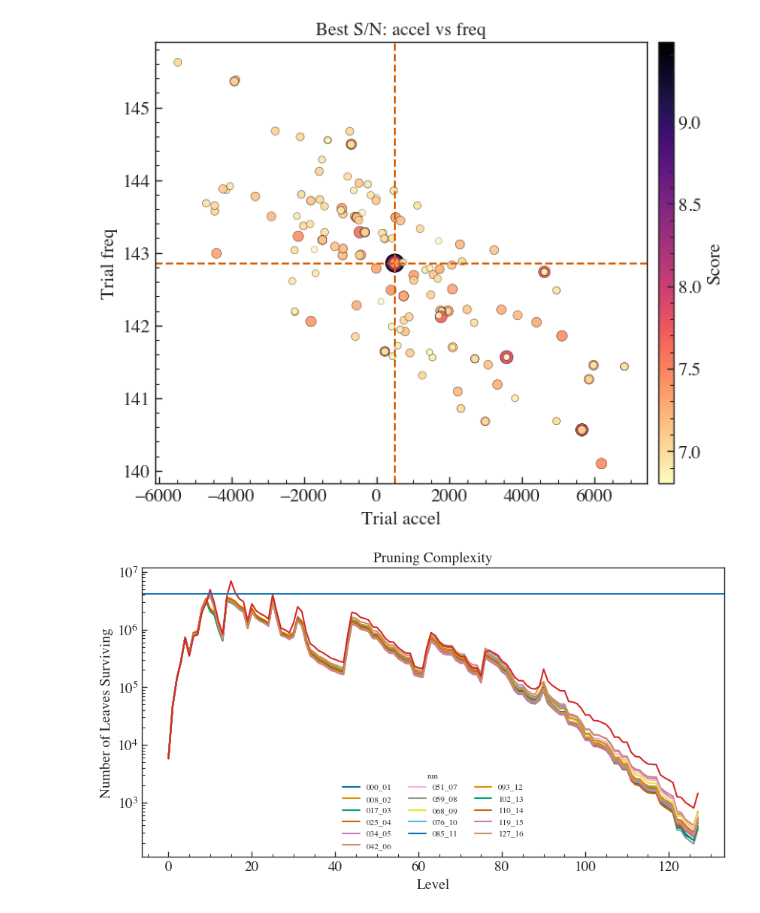
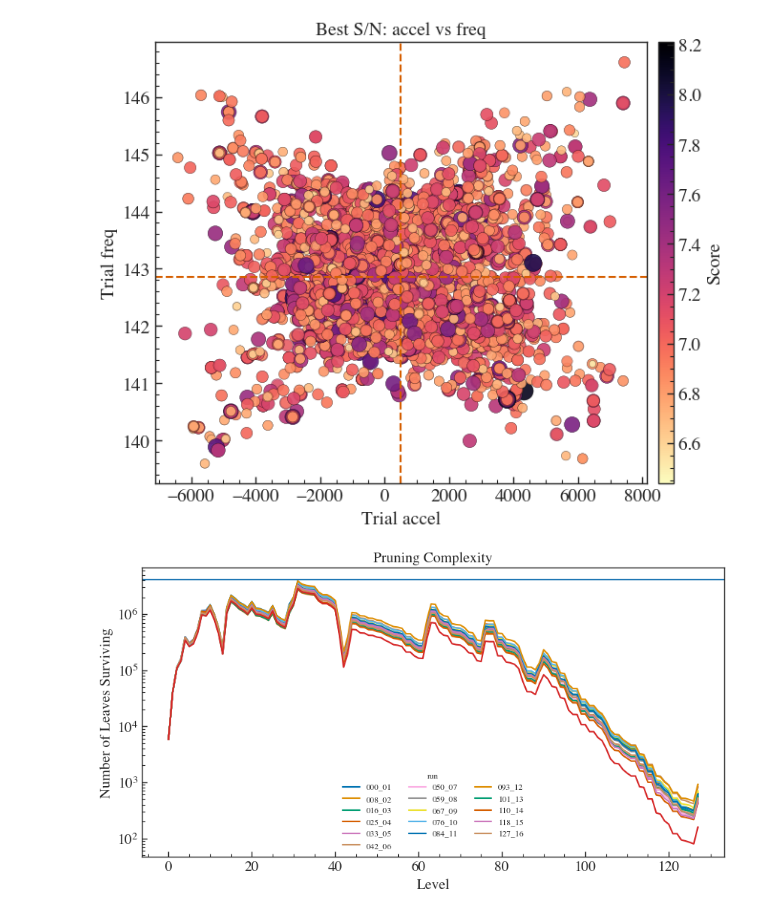
Before and after one commit to pravirkr/loki, a Jupyter notebook: notebooks/loki_ep_jerk.ipynb, the cells around one changed output. Saved outputs shown, nothing was run; the diff lists cells and outputs as text; code cells hidden in the pictures.

```diff
--- a/notebooks/loki_ep_jerk.ipynb
+++ b/notebooks/loki_ep_jerk.ipynb
@@ -19,8 +16,14 @@ accel = 500
 jerk = 2.0
 nsamps = 2**25
 mod_kwargs = {"acc": accel, "jerk": jerk}
-cfg = PulseSignalConfig(period=pulsar_period, dt=dt, nsamps=nsamps, snr=9.5, ducy=0.1,
-                        mod_kwargs=mod_kwargs)
+cfg = PulseSignalConfig(
+    period=pulsar_period,
+    dt=dt,
+    nsamps=nsamps,
+    snr=10.0,
+    ducy=0.1,
+    mod_kwargs=mod_kwargs,
+)
 print(f"tobs = {cfg.tobs}")
 tim_data = cfg.generate(shape="gaussian")
 tim_data.plot_fold(cfg.freq, cfg.fold_bins, mod_kwargs=mod_kwargs)
@@ -137,15 +180,25 @@ plt.show()
 # %%
-pgram.plot_correlation("accel", "freq", true_values={"accel": cfg.mod_kwargs["acc"], "freq": cfg.freq}, run_id="017_03")
+pgram.plot_correlation(
+    "accel",
+    "freq",
+    true_values={"accel": cfg.mod_kwargs["acc"], "freq": cfg.freq},
+    run_id=None,
+)
 plt.show()
 # %% [output]
-[figure, old version]
+[figure, new version]
 # %%
 pstats = PruningStatsPlotter.load(result_file)
 fig = pstats.plot_level_stats(run_id=None)
 x = np.arange(0, len(branching_pattern) + 1)
 ax_list = fig.axes
-ax_list[0].plot(x, np.concatenate(([1], thresh_state.get_info("complexity"))) * nparam_vol, label="Expected", c="tab:red")
+ax_list[0].plot(
+    x,
+    np.concatenate(([1], thresh_state.get_info("complexity"))) * nparam_vol,
+    label="Expected",
+    c="tab:red",
+)
 ax_list[0].axhline(2**22, label="RAM limit", c="tab:blue")
 plt.show()
 # %% [output]
-[figure, old version]
+[figure, new version]
```
Also changed, not shown: parts of 8 cells of this notebook, 29 other files.
